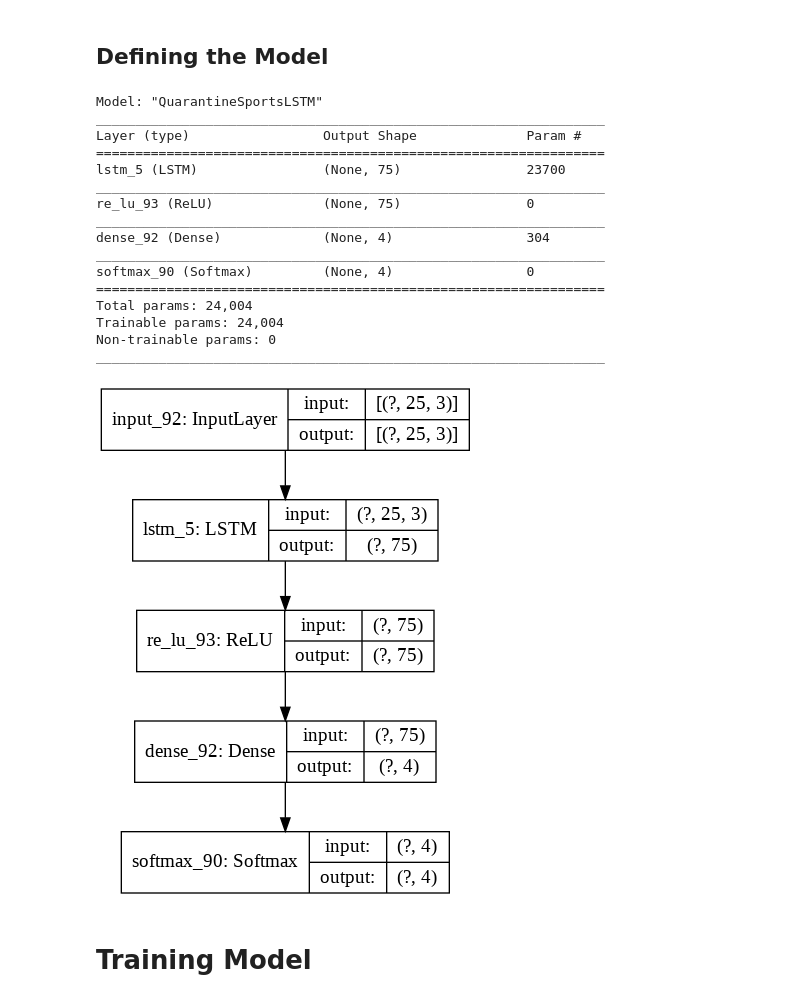
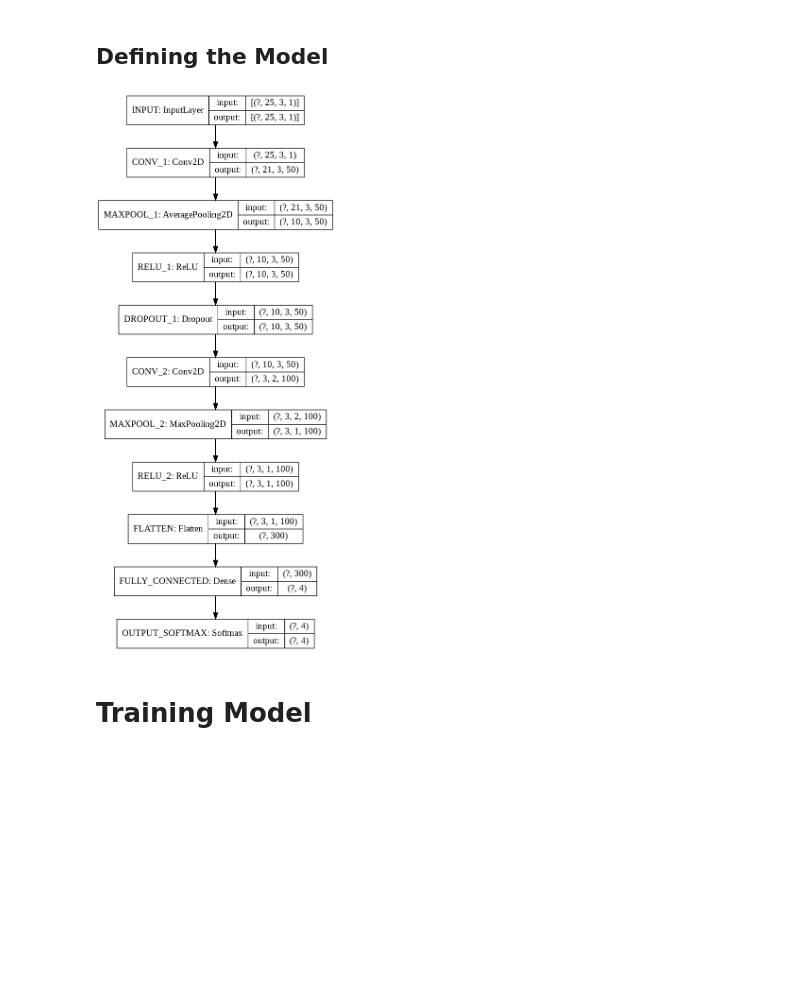
Before and after one commit to Gabor132/QuarantineSportsClassifier, a Jupyter notebook: src/QuarantineSportsLSTMModel.ipynb, the cells around one changed output. Saved outputs shown, nothing was run; the diff lists cells and outputs as text; code cells hidden in the pictures; blank space fills up the shorter version.

```diff
--- a/src/QuarantineSportsLSTMModel.ipynb
+++ b/src/QuarantineSportsLSTMModel.ipynb
@@ -48,7 +48,9 @@ testing_data_percentage = 0.2
 nr_of_frames_per_sequence = 15
 nr_of_keypoints = 25
 nr_of_values_per_keypoint = 3
-use_frame_differences = True
+batch_size = 128
+use_frame_differences = False
+categories = [0,1,2,3]
 
 # Dataset paths
 DRAGOS_COLAB_DATASET_PATH = "/content/drive/My Drive/QuarantineSportsDatasets/Dataset/OpenPoseDataset/"
@@ -136,3 +176,0 @@ Total Frames: (7564, 25, 3)
-# %%
-categories = np.unique(y_total)
-print("Existing categories {}".format(categories))
@@ -217,30 +236,10 @@ Number of training frame sets 4202 and number of testing frame sets 1317 and val
 # %%
-model = tf.keras.Sequential(layers=[
-                                    tf.keras.Input(shape=(25, 3)),
-                                    tf.keras.layers.LSTM(units=75, recurrent_dropout=0.2),
-                                    tf.keras.layers.ReLU(),
-                                    tf.keras.layers.Dense(categories.shape[0]),
-                                    tf.keras.layers.Softmax(1)
-], name="QuarantineSportsLSTM")
-model.compile(optimizer=tf.keras.optimizers.RMSprop(learning_rate=learning_rate),loss='categorical_crossentropy',
-              metrics=[tf.keras.metrics.categorical_crossentropy])
-model.summary()
-plot_model(model, to_file='model_plot.png', show_shapes=True, show_layer_names=True)
+def lstm_model():
+  model = tf.keras.Sequential(layers=[
+                                      tf.keras.Input(shape=(25, 3)),
+                                      tf.keras.layers.LSTM(units=75, recurrent_dropout=0.2),
+                                      tf.keras.layers.ReLU(),
+                                      tf.keras.layers.Dense(categories.shape[0]),
+                                      tf.keras.layers.Softmax(1)
+                                      ], name="QuarantineSportsLSTM")
+  return model
-# %% [output]
-Model: "QuarantineSportsLSTM"
-_________________________________________________________________
-Layer (type)                 Output Shape              Param #
-=================================================================
-lstm_5 (LSTM)                (None, 75)                23700
-_________________________________________________________________
-re_lu_93 (ReLU)              (None, 75)                0
-_________________________________________________________________
-dense_92 (Dense)             (None, 4)                 304
-_________________________________________________________________
-softmax_90 (Softmax)         (None, 4)                 0
-=================================================================
-Total params: 24,004
-Trainable params: 24,004
-Non-trainable params: 0
-_________________________________________________________________
-[figure, removed]
@@ -247,2 +277,10 @@ _________________________________________________________________
+# %%
+model = best_conv_model()
+model.compile(optimizer=tf.keras.optimizers.RMSprop(learning_rate=learning_rate),loss='categorical_crossentropy',
+              metrics=[tf.keras.metrics.categorical_crossentropy])
+#model.summary()
+plot_model(model, to_file='model_plot.png', show_shapes=True, show_layer_names=True)
+# %% [output]
+[figure, added]
 # %% [markdown]
 # Training Model
```
Also changed, not shown: parts of 27 cells of this notebook.
